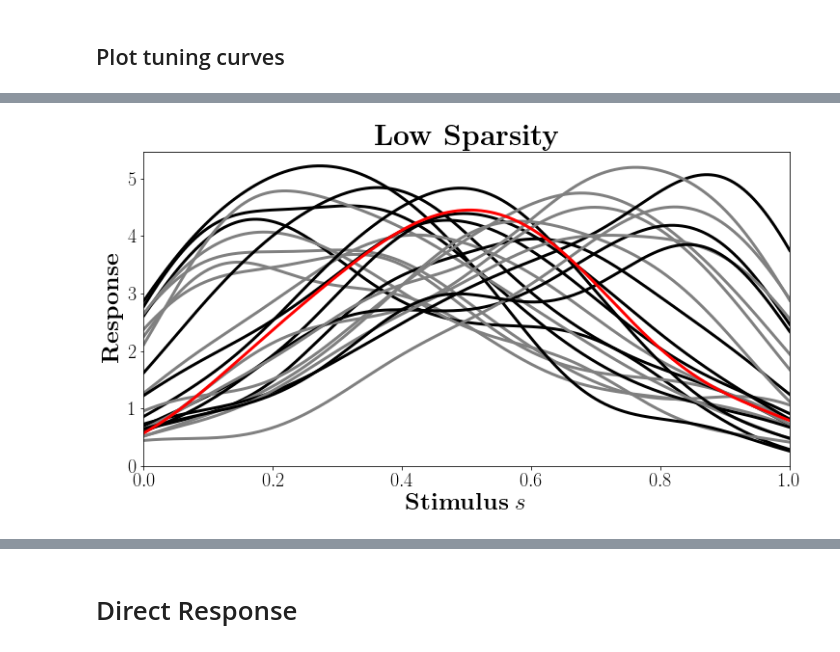
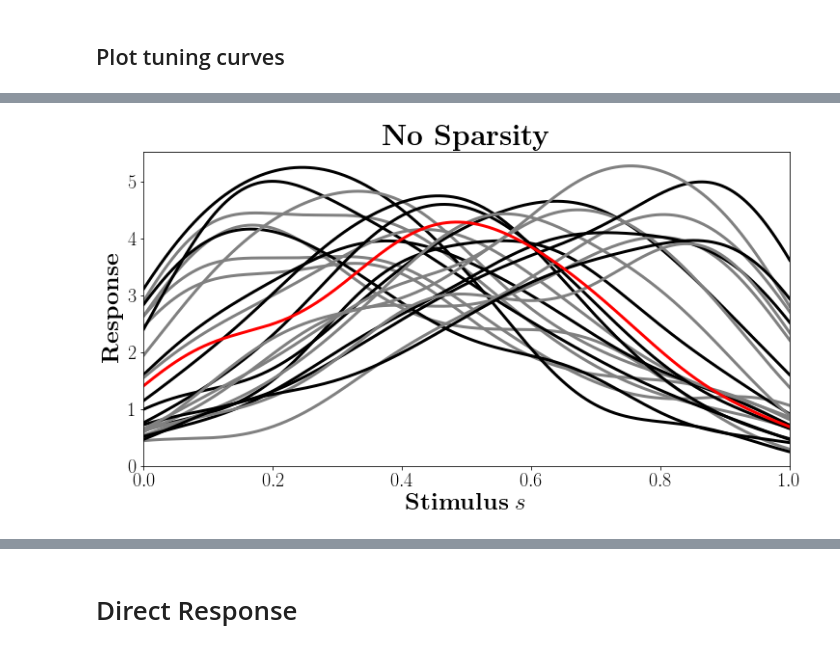
Before and after one commit to BouchardLab/neurobiases, a Jupyter notebook: notebooks/plot_triangular_model_features.ipynb, the cells around one changed output, grey strips where cells are left out. Drawn from its saved outputs; the diff is of its cells as text; code cells hidden in the pictures.

```diff
--- a/notebooks/plot_triangular_model_features.ipynb
+++ b/notebooks/plot_triangular_model_features.ipynb
@@ -73,6 +75,7 @@ plt.show()
 # %%
 tuning_kwargs, coupling_kwargs, noise_kwargs, stim_kwargs = \
     TriangularModel.generate_kwargs(
+        parameter_design='basis_functions',
         M=20, N=23, K=4,
         tuning_sparsity=0.0, coupling_sparsity=0.5,
         tuning_random_state=2332, coupling_random_state=2332)
@@ -87,14 +90,14 @@ tm2 = TriangularModel(
 # %%
 fig, ax = tm2.plot_tuning_curves(linewidth=3)
 ax.set_xlim([0, 1])
 ax.set_ylim(bottom=0)
 ax.set_xlabel(r'\textbf{Stimulus} $s$', fontsize=25)
 ax.set_ylabel(r'\textbf{Response}', fontsize=25)
-ax.set_title(r'\textbf{Low Sparsity}', fontsize=30)
-plt.savefig('tuning_curves_low_sparsity.pdf', bbox_inches='tight')
+ax.set_title(r'\textbf{No Sparsity}', fontsize=30)
+plt.savefig('tuning_curves_bf_no_sparsity.pdf', bbox_inches='tight')
 plt.show()
 # %% [output]
-[figure, old version]
+[figure, new version]
 # %%
 tuning_kwargs, coupling_kwargs, noise_kwargs, stim_kwargs = \
     TriangularModel.generate_kwargs(
```
Also changed, not shown: parts of 9 cells of this notebook.
